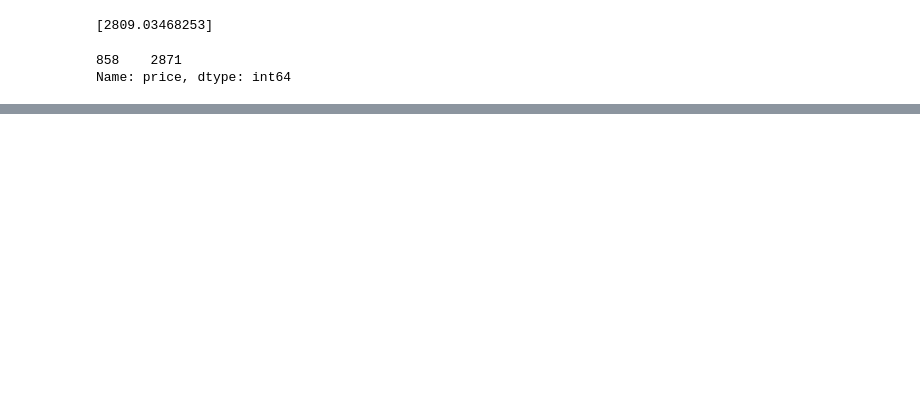
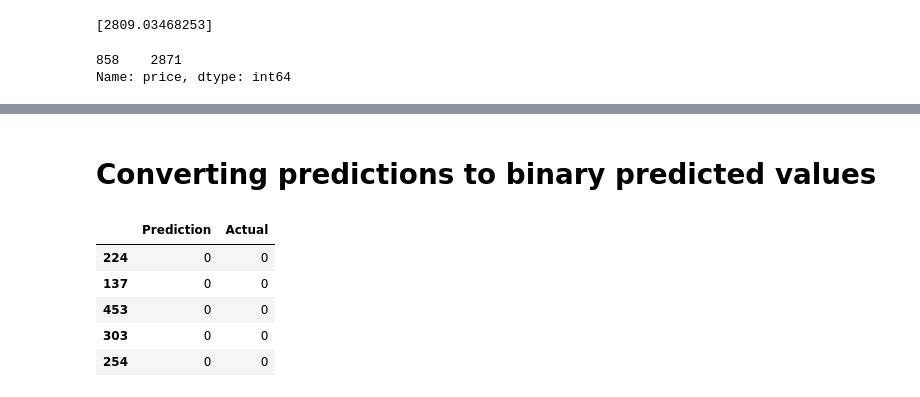
Before and after one commit to saiful-aromax/AroAI, a Jupyter notebook: B9AI102 ML PR/GLM_CA_aromax.ipynb, the cells around one changed output, grey strips where cells are left out. Drawn from its saved outputs; the diff is of its cells as text; code cells hidden in the pictures; blank space fills up the shorter version.

```diff
--- a/B9AI102 ML PR/GLM_CA_aromax.ipynb
+++ b/B9AI102 ML PR/GLM_CA_aromax.ipynb
@@ -343,0 +466,13 @@ Name: price, dtype: int64
+# %% [markdown]
+# Converting predictions to binary predicted values
+# %%
+final_pred_st = [1 if prediction > 0.5 else 0 for prediction in predictions_st]
+df = DataFrame({"Prediction": final_pred_st, "Actual": y_test})
+df.head()
+# %% [output]
+|  | Prediction | Actual |
+| 224 | 0 | 0 |
+| 137 | 0 | 0 |
+| 453 | 0 | 0 |
+| 303 | 0 | 0 |
+| 254 | 0 | 0 |
```
Also changed, not shown: parts of 20 cells of this notebook.
